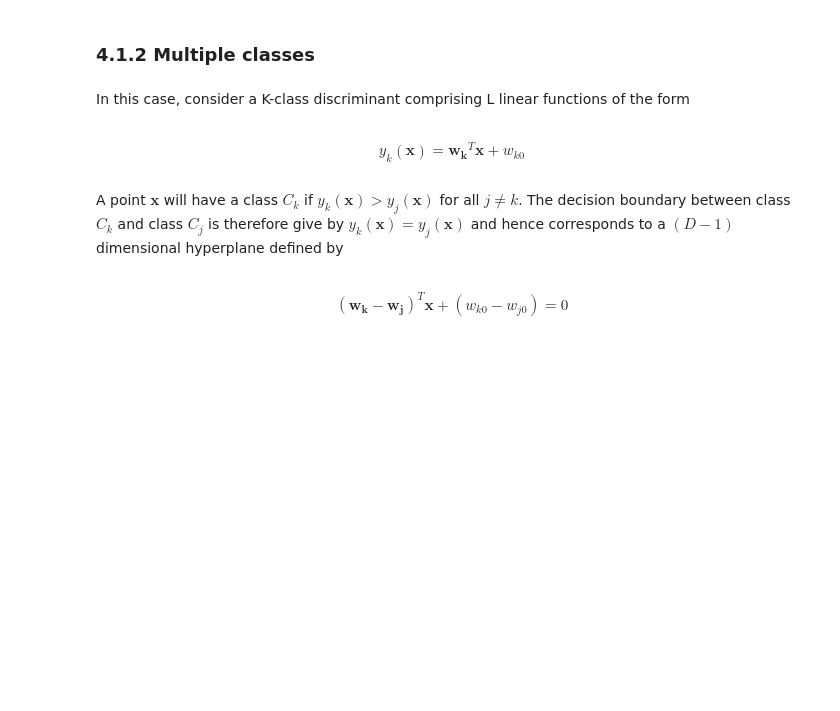
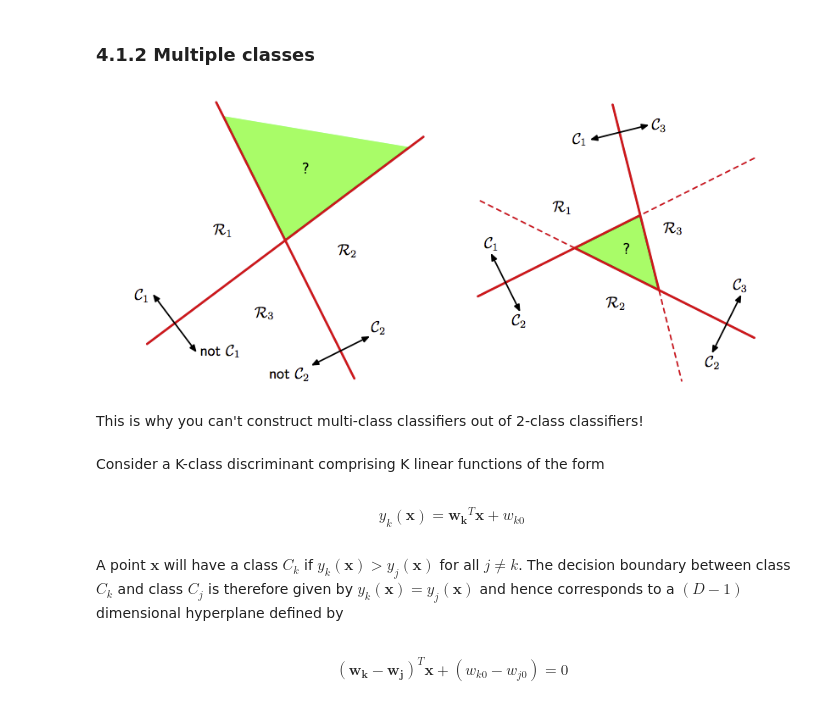
Before and after one commit to iancze/CfAML, a Jupyter notebook: Linear_Classification/linear_classification.ipynb, the cells around one changed output. Drawn from its saved outputs; the diff is of its cells as text; code cells hidden in the pictures; blank space fills up the shorter version.

```diff
--- a/Linear_Classification/linear_classification.ipynb
+++ b/Linear_Classification/linear_classification.ipynb
@@ -50,12 +68,18 @@ $$\frac{\mathbf{w}^T\mathbf{x}}{||\mathbf{w}||} = - \frac{w_0}{||\mathbf{w}||}.$
 # %% [markdown]
 <h3>4.1.2 Multiple classes</h3>
+# %%
+d.Image(filename="fig4.2.png")
+# %% [output]
+[figure, added]
+# %% [markdown]
+This is why you can't construct multi-class classifiers out of 2-class classifiers!
 # %% [markdown]
-In this case, consider a K-class discriminant comprising L linear functions of the form
+Consider a K-class discriminant comprising K linear functions of the form
 # %% [markdown]
 $$y_k(\mathbf{x}) = \mathbf{w_k}^T\mathbf{x} + w_{k0}$$
 # %% [markdown]
 A point $\mathbf{x}$ will have a class $C_k$ if $y_k(\mathbf{x}) > y_j(\mathbf{x})$ for all $j \ne k$.
-The decision boundary between class $C_k$ and class $C_j$ is therefore give by $y_k(\mathbf{x}) = y_j(\mathbf{x})$ and hence corresponds to a $(D-1)$ dimensional hyperplane defined by
+The decision boundary between class $C_k$ and class $C_j$ is therefore given by $y_k(\mathbf{x}) = y_j(\mathbf{x})$ and hence corresponds to a $(D-1)$ dimensional hyperplane defined by
 # %% [markdown]
 $$(\mathbf{w_k} - \mathbf{w_j})^T\mathbf{x} + (w_{k0} - w_{j0}) = 0 $$
 # %% [markdown]
```
Also changed, not shown: parts of 43 cells of this notebook.
